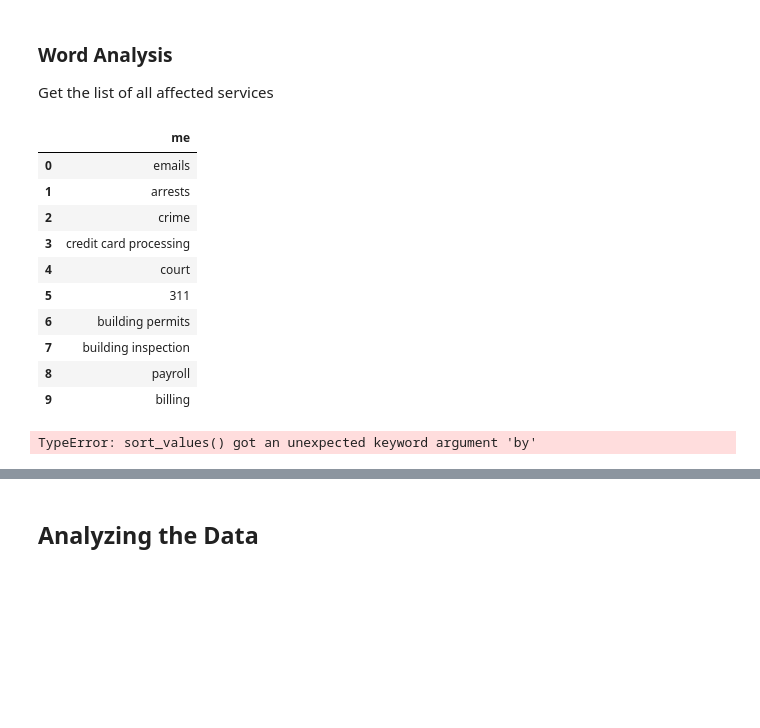
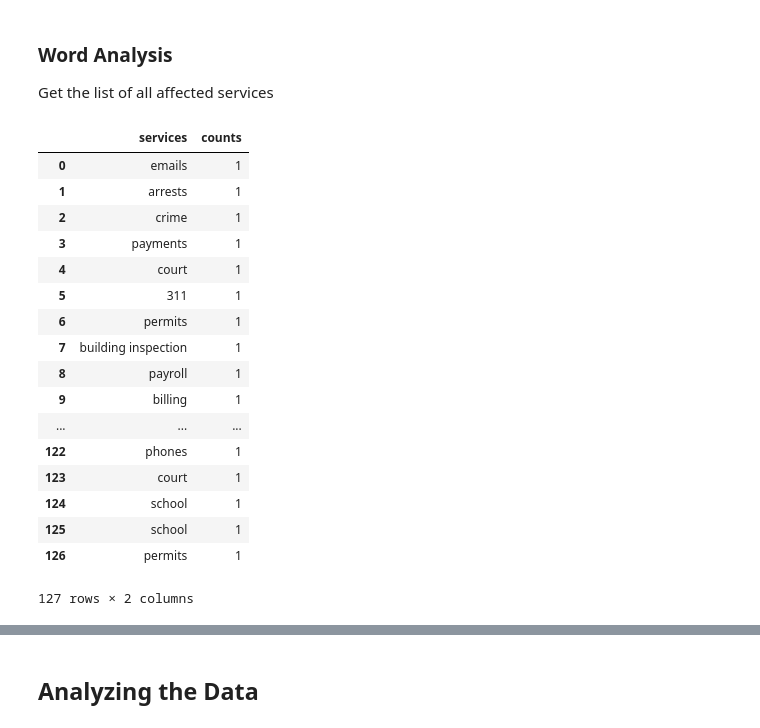
Before and after one commit to fr48/data-studio-projects, a Jupyter notebook: ransom/Ransomware analysis.ipynb, the cells around one changed output, grey strips where cells are left out. Cells and saved outputs as stored; diff of their text form; code cells hidden in the pictures; blank space fills up the shorter version.

```diff
--- a/ransom/Ransomware analysis.ipynb
+++ b/ransom/Ransomware analysis.ipynb
@@ -281,24 +284,26 @@ status
 
 Get the list of all affected services
 # %%
-services = pd.read_csv("data/services.csv", na_values=["Unknown"])
-services = services.reset_index()
-services = services.drop(['index','words', 'empty'], axis=1)
-services.head(10)
+services = pd.read_csv("data/services.csv", na_values=["Unknown"],header=None)
+services['counts']=1
+services = services.rename({0:'services'},axis=1)
+services
 # %% [output]
-|  | me |
-| 0 | emails |
-| 1 | arrests |
-| 2 | crime |
-| 3 | credit card processing |
-| 4 | court |
-| 5 | 311 |
-| 6 | building permits |
-| 7 | building inspection |
-| 8 | payroll |
-| 9 | billing |
+|  | services | counts |
+| 0 | emails | 1 |
+| 1 | arrests | 1 |
+| 2 | crime | 1 |
+| 3 | payments | 1 |
+| 4 | court | 1 |
+| 5 | 311 | 1 |
+| 6 | permits | 1 |
+| 7 | building inspection | 1 |
+| 8 | payroll | 1 |
+| 9 | billing | 1 |
+| ... | ... | ... |
+| 122 | phones | 1 |
+| 123 | court | 1 |
+| 124 | school | 1 |
+| 125 | school | 1 |
+| 126 | permits | 1 |
+127 rows × 2 columns
-# %%
-services.me.value_counts().sort_values(by=['total'], ascending=True)
-#.plot(kind='barh', figsize=(20,10))
-# %% [output]
-TypeError: sort_values() got an unexpected keyword argument 'by'
```
Also changed, not shown: parts of 13 cells of this notebook, 9 other files.
